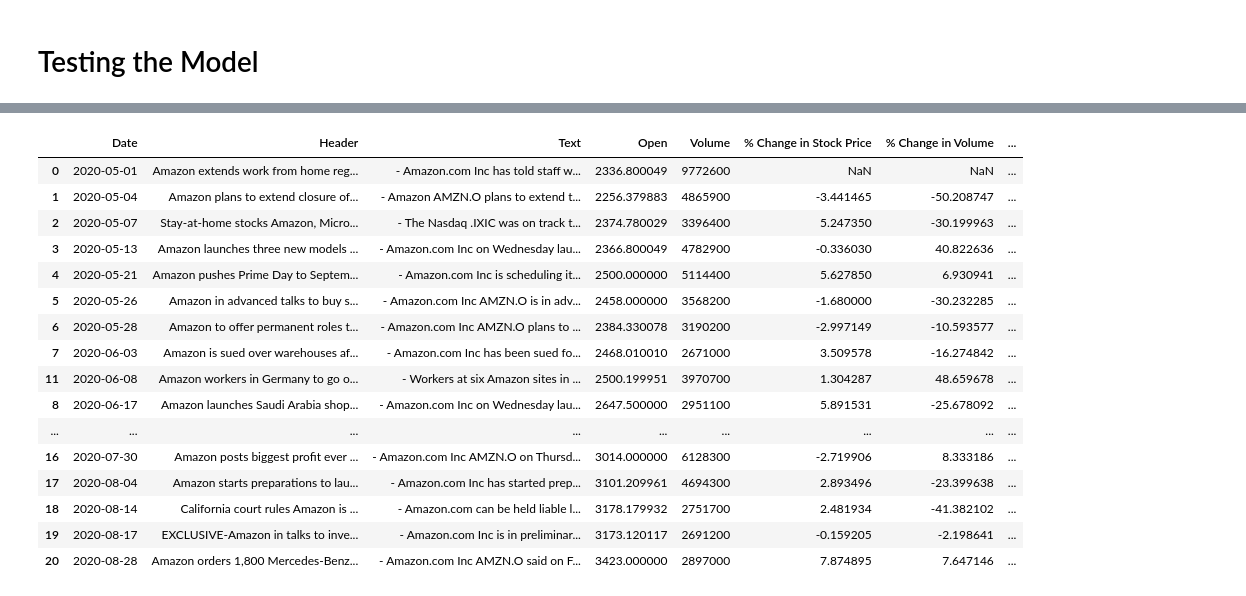
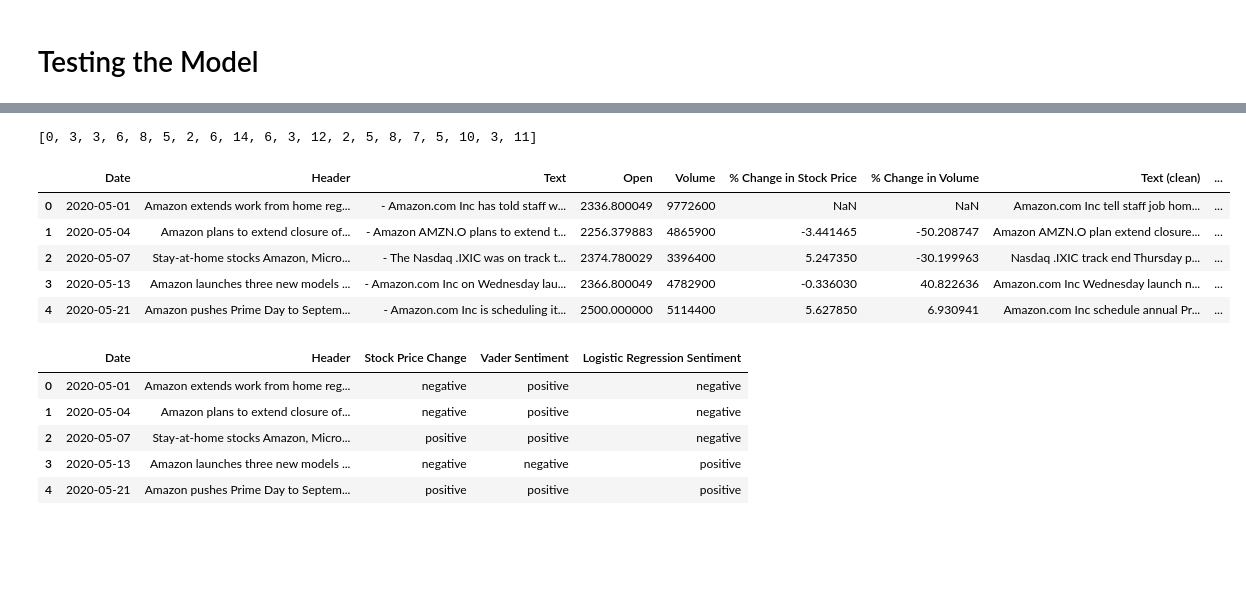
Before and after one commit to anair123/NLP-Final-Project, a Jupyter notebook: NLP Project/Amazon.ipynb, the cells around one changed output, grey strips where cells are left out. Cells and saved outputs as stored; diff of their text form; code cells hidden in the pictures; blank space fills up the shorter version.

```diff
--- a/NLP Project/Amazon.ipynb
+++ b/NLP Project/Amazon.ipynb
@@ -472,22 +478,40 @@ sentiment_prob
 # %%
 df['sentiment'] = sentiment
 df['sentiment_prob'] = sentiment_prob
-df
-# %% [output]
-|  | Date | Header | Text | Open | Volume | % Change in Stock Price | % Change in Volume | ... |
-| 0 | 2020-05-01 | Amazon extends work from home reg... | - Amazon.com Inc has told staff w... | 2336.800049 | 9772600 | NaN | NaN | ... |
-| 1 | 2020-05-04 | Amazon plans to extend closure of... | - Amazon AMZN.O plans to extend t... | 2256.379883 | 4865900 | -3.441465 | -50.208747 | ... |
-| 2 | 2020-05-07 | Stay-at-home stocks Amazon, Micro... | - The Nasdaq .IXIC was on track t... | 2374.780029 | 3396400 | 5.247350 | -30.199963 | ... |
-| 3 | 2020-05-13 | Amazon launches three new models ... | - Amazon.com Inc on Wednesday lau... | 2366.800049 | 4782900 | -0.336030 | 40.822636 | ... |
-| 4 | 2020-05-21 | Amazon pushes Prime Day to Septem... | - Amazon.com Inc is scheduling it... | 2500.000000 | 5114400 | 5.627850 | 6.930941 | ... |
-| 5 | 2020-05-26 | Amazon in advanced talks to buy s... | - Amazon.com Inc AMZN.O is in adv... | 2458.000000 | 3568200 | -1.680000 | -30.232285 | ... |
-| 6 | 2020-05-28 | Amazon to offer permanent roles t... | - Amazon.com Inc AMZN.O plans to ... | 2384.330078 | 3190200 | -2.997149 | -10.593577 | ... |
-| 7 | 2020-06-03 | Amazon is sued over warehouses af... | - Amazon.com Inc has been sued fo... | 2468.010010 | 2671000 | 3.509578 | -16.274842 | ... |
-| 11 | 2020-06-08 | Amazon workers in Germany to go o... | - Workers at six Amazon sites in ... | 2500.199951 | 3970700 | 1.304287 | 48.659678 | ... |
-| 8 | 2020-06-17 | Amazon launches Saudi Arabia shop... | - Amazon.com Inc on Wednesday lau... | 2647.500000 | 2951100 | 5.891531 | -25.678092 | ... |
-| ... | ... | ... | ... | ... | ... | ... | ... | ... |
-| 16 | 2020-07-30 | Amazon posts biggest profit ever ... | - Amazon.com Inc AMZN.O on Thursd... | 3014.000000 | 6128300 | -2.719906 | 8.333186 | ... |
-| 17 | 2020-08-04 | Amazon starts preparations to lau... | - Amazon.com Inc has started prep... | 3101.209961 | 4694300 | 2.893496 | -23.399638 | ... |
-| 18 | 2020-08-14 | California court rules Amazon is ... | - Amazon.com can be held liable l... | 3178.179932 | 2751700 | 2.481934 | -41.382102 | ... |
-| 19 | 2020-08-17 | EXCLUSIVE-Amazon in talks to inve... | - Amazon.com Inc is in preliminar... | 3173.120117 | 2691200 | -0.159205 | -2.198641 | ... |
-| 20 | 2020-08-28 | Amazon orders 1,800 Mercedes-Benz... | - Amazon.com Inc AMZN.O said on F... | 3423.000000 | 2897000 | 7.874895 | 7.647146 | ... |
+# %%
+# Converting % stock price change to % stock price change per day
+days = [0]
+for i in range(len(df['Date'])):
+    if i != 0:
+        date_diff = df['Date'][i]-df['Date'][i-1]
+        day = date_diff.days
+        days.append(day)
+print(days)
+df['Days Elapsed'] = days
+df.head()
+df['% Change in Stock Price Per Day'] = df['% Change in Stock Price']/df['Days Elapsed']
+# %% [output]
+[0, 3, 3, 6, 8, 5, 2, 6, 14, 6, 3, 12, 2, 5, 8, 7, 5, 10, 3, 11]
+# %%
+df['Vader Sentiment'] = df['Vader Sentiment Score'].apply(lambda x: "positive" if x>0 else "negative")
+df['Logistic Regression Sentiment'] = df['sentiment_prob'].apply(lambda x: "positive" if x>0.5 else "negative")
+df['Stock Price Change'] = df['% Change in Stock Price Per Day'].apply(lambda x: "positive" if x>0 else "negative")
+df.head()
+# %% [output]
+|  | Date | Header | Text | Open | Volume | % Change in Stock Price | % Change in Volume | Text (clean) | ... |
+| 0 | 2020-05-01 | Amazon extends work from home reg... | - Amazon.com Inc has told staff w... | 2336.800049 | 9772600 | NaN | NaN | Amazon.com Inc tell staff job hom... | ... |
+| 1 | 2020-05-04 | Amazon plans to extend closure of... | - Amazon AMZN.O plans to extend t... | 2256.379883 | 4865900 | -3.441465 | -50.208747 | Amazon AMZN.O plan extend closure... | ... |
+| 2 | 2020-05-07 | Stay-at-home stocks Amazon, Micro... | - The Nasdaq .IXIC was on track t... | 2374.780029 | 3396400 | 5.247350 | -30.199963 | Nasdaq .IXIC track end Thursday p... | ... |
+| 3 | 2020-05-13 | Amazon launches three new models ... | - Amazon.com Inc on Wednesday lau... | 2366.800049 | 4782900 | -0.336030 | 40.822636 | Amazon.com Inc Wednesday launch n... | ... |
+| 4 | 2020-05-21 | Amazon pushes Prime Day to Septem... | - Amazon.com Inc is scheduling it... | 2500.000000 | 5114400 | 5.627850 | 6.930941 | Amazon.com Inc schedule annual Pr... | ... |
+# %%
+columns = ['Date','Header','Stock Price Change', 'Vader Sentiment', 'Logistic Regression Sentiment']
+df_summary = df[columns]
+df_summary.head()
+# %% [output]
+|  | Date | Header | Stock Price Change | Vader Sentiment | Logistic Regression Sentiment |
+| 0 | 2020-05-01 | Amazon extends work from home reg... | negative | positive | negative |
+| 1 | 2020-05-04 | Amazon plans to extend closure of... | negative | positive | negative |
+| 2 | 2020-05-07 | Stay-at-home stocks Amazon, Micro... | positive | positive | negative |
+| 3 | 2020-05-13 | Amazon launches three new models ... | negative | negative | positive |
+| 4 | 2020-05-21 | Amazon pushes Prime Day to Septem... | positive | positive | positive |
```
Also changed, not shown: parts of 4 cells of this notebook.
